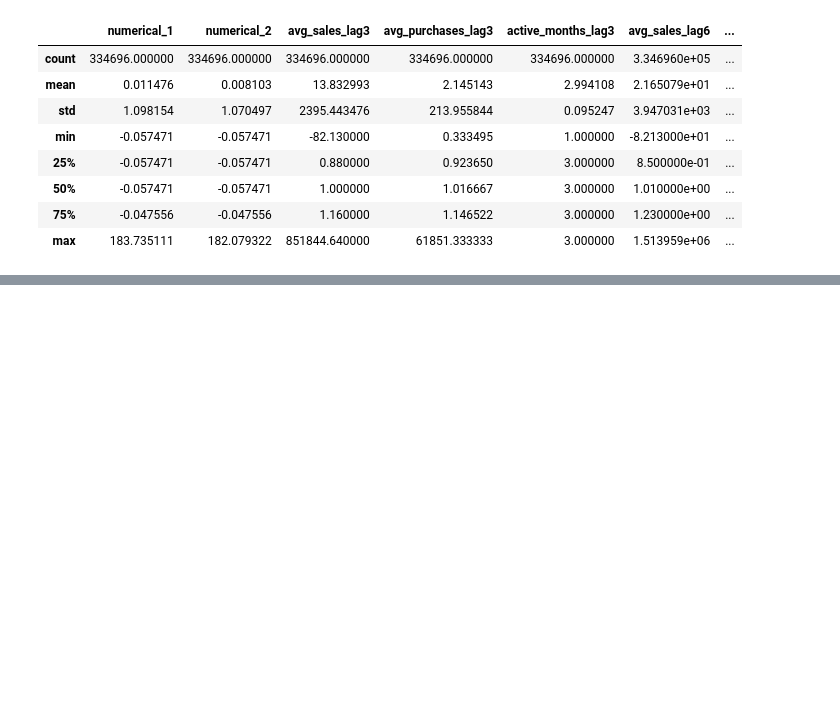
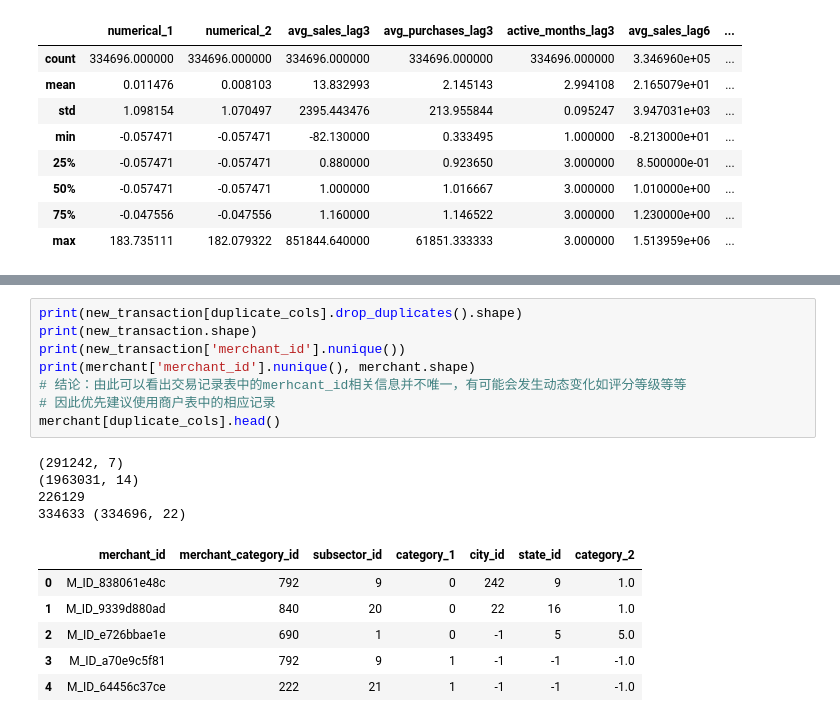
Before and after one commit to yx1405585468/ML-Game, a Jupyter notebook: 机器学习算法竞赛实战（Book）/第二部分/Elo 商户类别推荐/code/main.ipynb, the cells around one changed output, grey strips where cells are left out. Drawn from its saved outputs; the diff is of its cells as text; blank space fills up the shorter version.

```diff
--- a/机器学习算法竞赛实战（Book）/第二部分/Elo 商户类别推荐/code/main.ipynb
+++ b/机器学习算法竞赛实战（Book）/第二部分/Elo 商户类别推荐/code/main.ipynb
@@ -496,0 +584,19 @@ merchant[numeric_cols].describe()
+# %%
+print(new_transaction[duplicate_cols].drop_duplicates().shape)
+print(new_transaction.shape)
+print(new_transaction['merchant_id'].nunique())
+print(merchant['merchant_id'].nunique(), merchant.shape)
+# 结论：由此可以看出交易记录表中的merhcant_id相关信息并不唯一，有可能会发生动态变化如评分等级等等
+# 因此优先建议使用商户表中的相应记录
+merchant[duplicate_cols].head()
+# %% [output]
+(291242, 7)
+(1963031, 14)
+226129
+334633 (334696, 22)
+|  | merchant_id | merchant_category_id | subsector_id | category_1 | city_id | state_id | category_2 |
+| 0 | M_ID_838061e48c | 792 | 9 | 0 | 242 | 9 | 1.0 |
+| 1 | M_ID_9339d880ad | 840 | 20 | 0 | 22 | 16 | 1.0 |
+| 2 | M_ID_e726bbae1e | 690 | 1 | 0 | -1 | 5 | 5.0 |
+| 3 | M_ID_a70e9c5f81 | 792 | 9 | 1 | -1 | -1 | -1.0 |
+| 4 | M_ID_64456c37ce | 222 | 21 | 1 | -1 | -1 | -1.0 |
```
Also changed, not shown: parts of 20 cells of this notebook.
